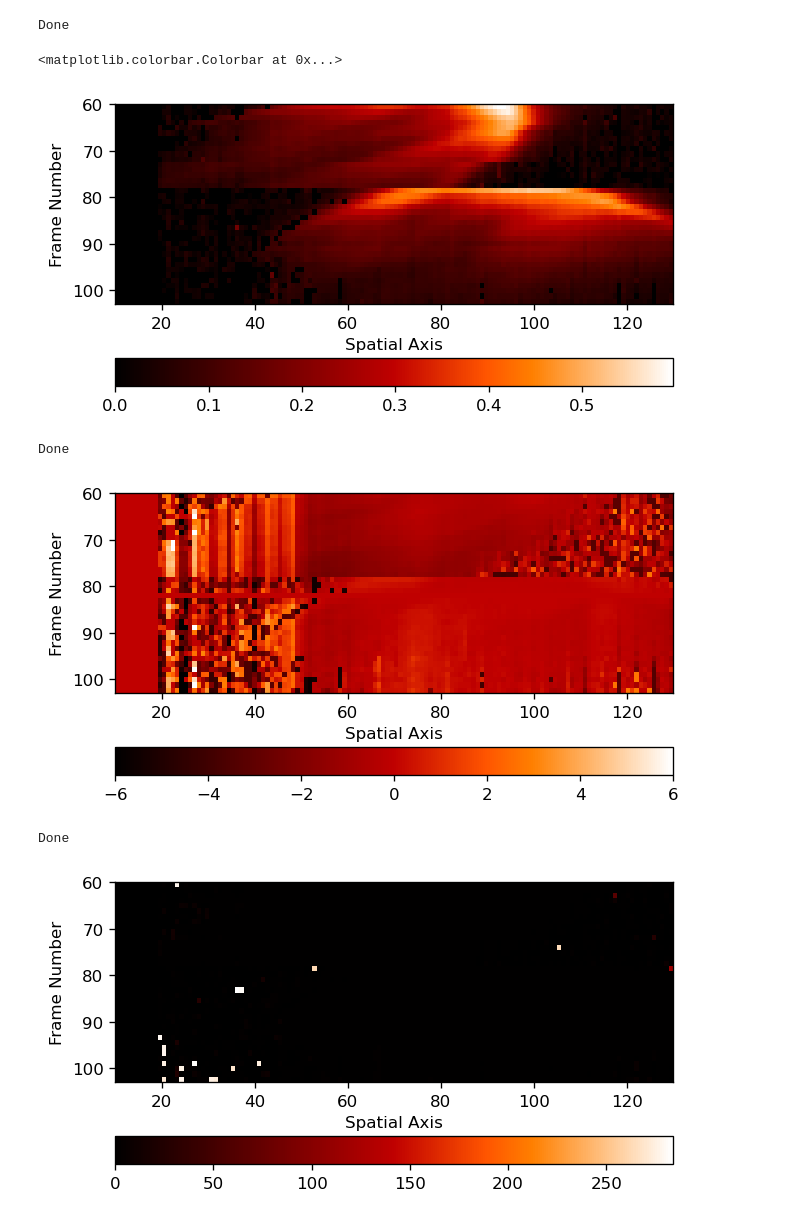
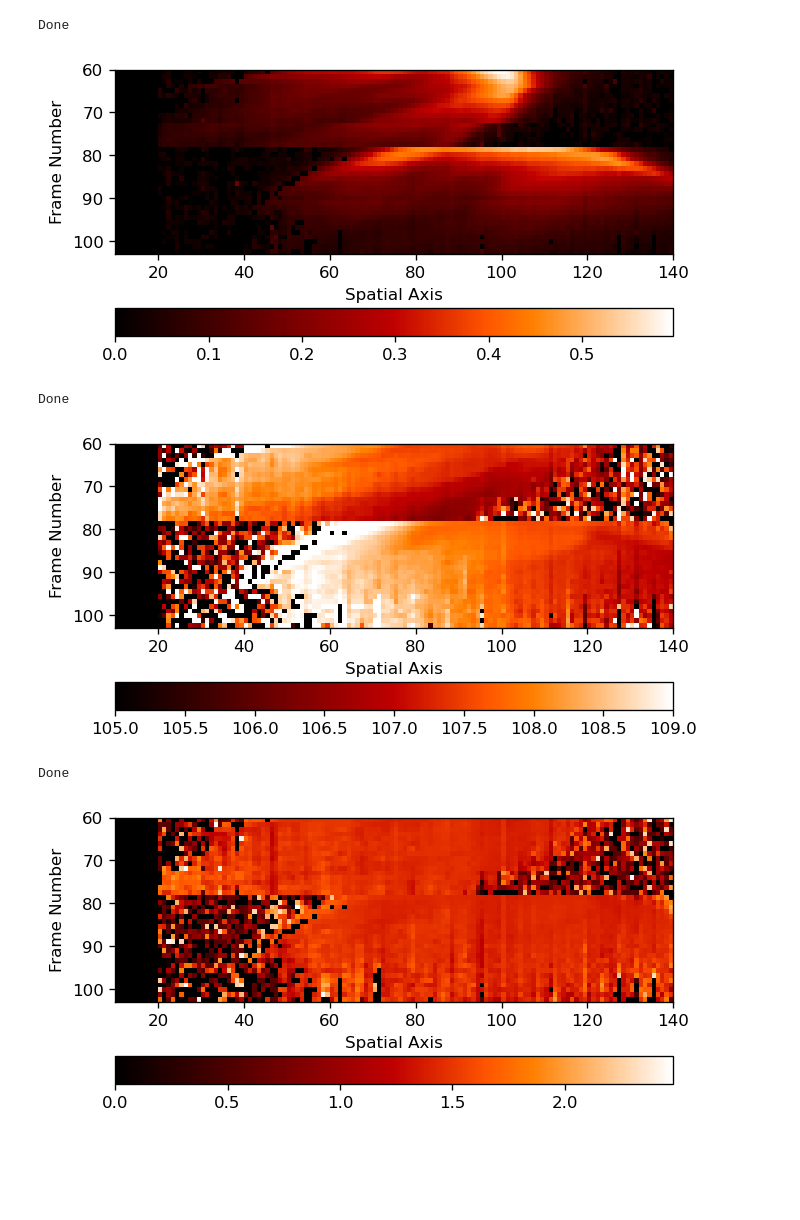
Before and after one commit to ruoyanwangdr/Dynamics-of-Jovian-Infrared-Auroral-Ionosphere-and-Thermosphere, a Jupyter notebook: h3p_map.ipynb, the cells around one changed output. Drawn from its saved outputs; the diff is of its cells as text; code cells hidden in the pictures; blank space fills up the shorter version.

Commit message:
Map h2 and h3p fitting parameters

```diff
--- a/h3p_map.ipynb
+++ b/h3p_map.ipynb
@@ -2,7 +2,7 @@
 # import packages
 from matplotlib import rcParams
 rcParams['figure.dpi'] = 120
-rcParams["savefig.dpi"] = 120
+rcParams["savefig.dpi"] = 140
 rcParams['figure.facecolor'] = 'w'
 
 from astropy.io import fits
@@ -228,17 +226,16 @@ Done
 # %%
 test0 = np.vstack((h2_a0_map))
 test0[test0>0.5] = 0
 test0[test0<0] = 0
 
-plt.imshow(np.sqrt(test0), extent=[10, len(test0[0]), end_kband_north, start_kband_north], cmap='gist_heat')
+plt.imshow(np.sqrt(test0), extent=[lower_h2, upper_h2, end_kband_north, start_kband_north], cmap='gist_heat')
 #plt.title('H2 a0')
 plt.xlabel('Spatial Axis')
 plt.ylabel('Frame Number')
 plt.colorbar(orientation='horizontal', pad=0.15)
-#plt.savefig('h2_a0_map_sqrt', bbox_inches='tight')
+plt.savefig('h2_a0_map', bbox_inches='tight')
 # %% [output]
-<matplotlib.colorbar.Colorbar at 0x...>
-[figure, old version]
+[figure, new version]
 # %%
 # loop over all slits containing observed emission
 # and obtain fitting parameters of each slit
@@ -292,16 +281,16 @@ Done
 # %%
 test1 = np.vstack((h2_a1_map))
 #test1[test1>(4*np.std(h2_a1_map))] = np.median(h2_a1_map)
-test1[test1<104] = 104
-test1[test1>110] = 110
+test1[test1<105] = 105
+test1[test1>109] = 109
 
-plt.imshow(test1 -test1[19], extent=[10, len(test1[0]), end_kband_north, start_kband_north], cmap='gist_heat')
+plt.imshow(test1, extent=[lower_h2, upper_h2, end_kband_north, start_kband_north], cmap='gist_heat')
 plt.xlabel('Spatial Axis')
 plt.ylabel('Frame Number')
 plt.colorbar(orientation='horizontal', pad=0.15)
 plt.savefig('h2_a1_map', bbox_inches='tight')
 # %% [output]
-[figure, old version]
+[figure, new version]
 # %%
 # loop over all slits containing observed emission
 # and obtain fitting parameters of each slit
@@ -354,13 +335,12 @@ print('Done')
 Done
 # %%
 test2 = np.vstack((h2_a2_map))
-#test2[test2>3] = 0
-#test2[test2>110] = 110
+test2[test2>2.5] = 0
 
-plt.imshow(test2, extent=[10, len(test2[0]), end_kband_north, start_kband_north], cmap='gist_heat')
+plt.imshow(test2, extent=[lower_h2, upper_h2, end_kband_north, start_kband_north], cmap='gist_heat')
 plt.xlabel('Spatial Axis')
 plt.ylabel('Frame Number')
 plt.colorbar(orientation='horizontal', pad=0.15)
 plt.savefig('h2_a2_map', bbox_inches='tight')
 # %% [output]
-[figure, old version]
+[figure, new version]
```
Also changed, not shown: parts of 12 cells of this notebook.
